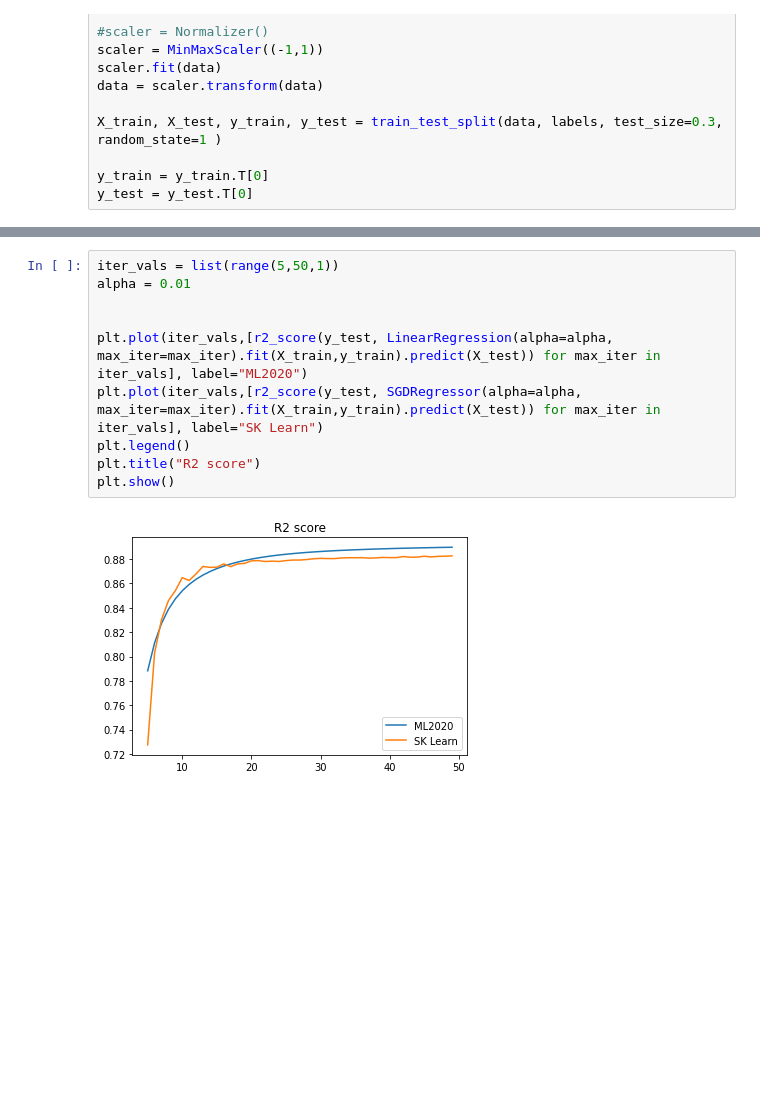
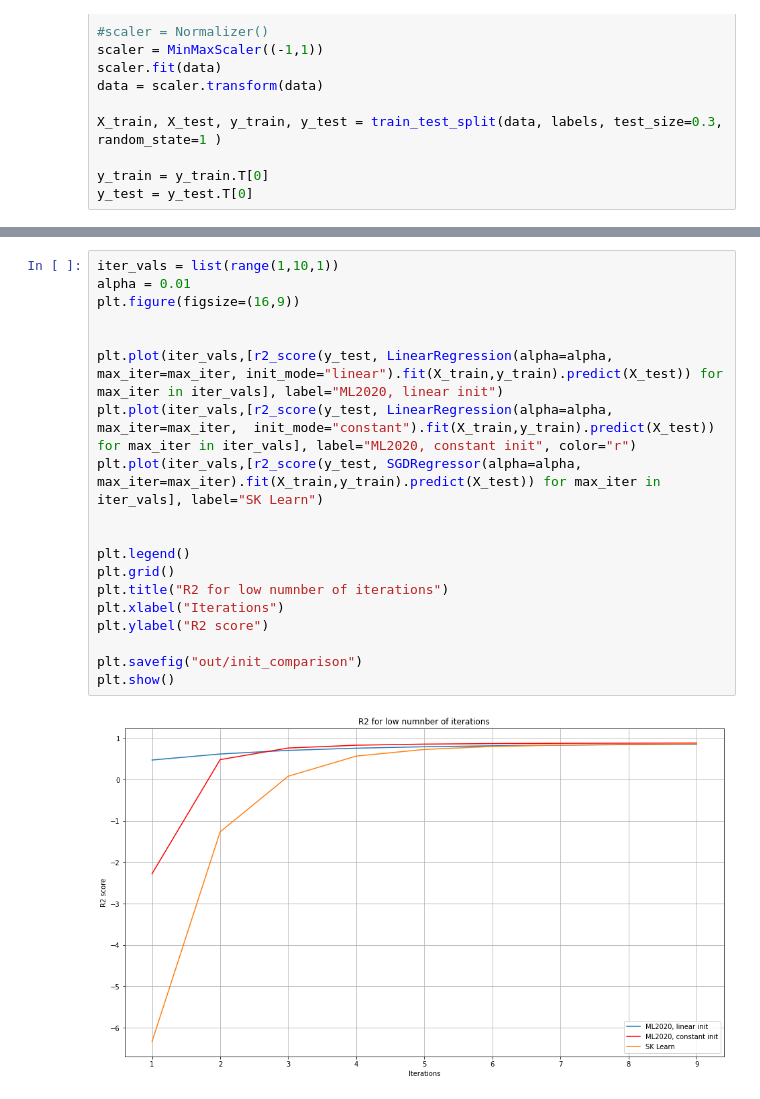
Before and after one commit to hitimr/ML_2020, a Jupyter notebook: Ex2/GD/example.ipynb, the cells around one changed output, grey strips where cells are left out. Drawn from its saved outputs; the diff is of its cells as text; blank space fills up the shorter version.

Commit message:
added init mode

```diff
--- a/Ex2/GD/example.ipynb
+++ b/Ex2/GD/example.ipynb
@@ -95,12 +95,21 @@ R2 for ML2020: 0.8920666989279775, fit-time = 0.5380303859710693
 # %%
-iter_vals = list(range(5,50,1))
+iter_vals = list(range(1,10,1))
 alpha = 0.01
+plt.figure(figsize=(16,9))
 
 
-plt.plot(iter_vals,[r2_score(y_test, LinearRegression(alpha=alpha, max_iter=max_iter).fit(X_train,y_train).predict(X_test)) for max_iter in iter_vals], label="ML2020")
+plt.plot(iter_vals,[r2_score(y_test, LinearRegression(alpha=alpha, max_iter=max_iter, init_mode="linear").fit(X_train,y_train).predict(X_test)) for max_iter in iter_vals], label="ML2020, linear init")
+plt.plot(iter_vals,[r2_score(y_test, LinearRegression(alpha=alpha, max_iter=max_iter,  init_mode="constant").fit(X_train,y_train).predict(X_test)) for max_iter in iter_vals], label="ML2020, constant init", color="r")
 plt.plot(iter_vals,[r2_score(y_test, SGDRegressor(alpha=alpha, max_iter=max_iter).fit(X_train,y_train).predict(X_test)) for max_iter in iter_vals], label="SK Learn")
+
+
 plt.legend()
-plt.title("R2 score")
+plt.grid()
+plt.title("R2 for low numnber of iterations")
+plt.xlabel("Iterations")
+plt.ylabel("R2 score")
+
+plt.savefig("out/init_comparison")
 plt.show()
 # %% [output]
-[figure, old version]
+[figure, new version]
```
Also changed, not shown: parts of 1 cell of this notebook, 2 other files.
